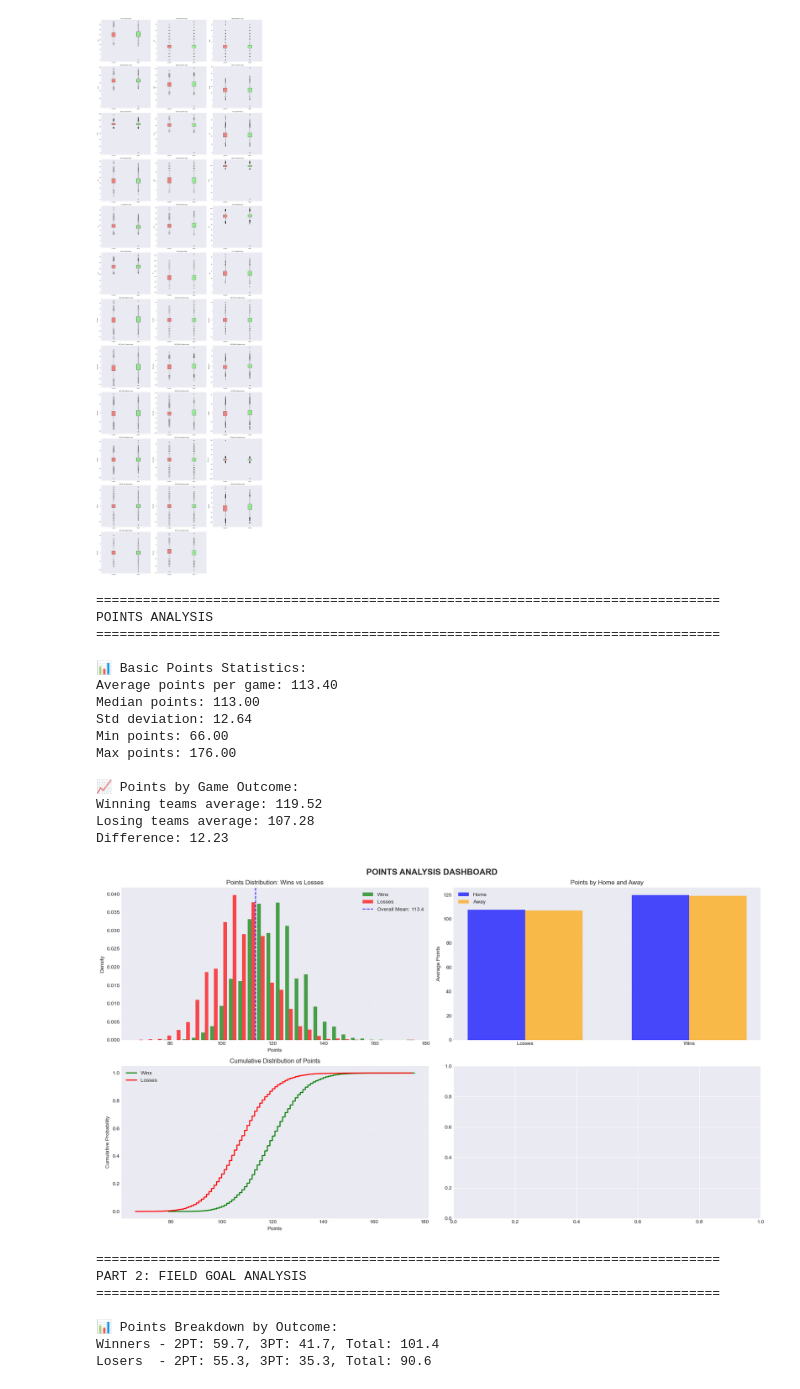
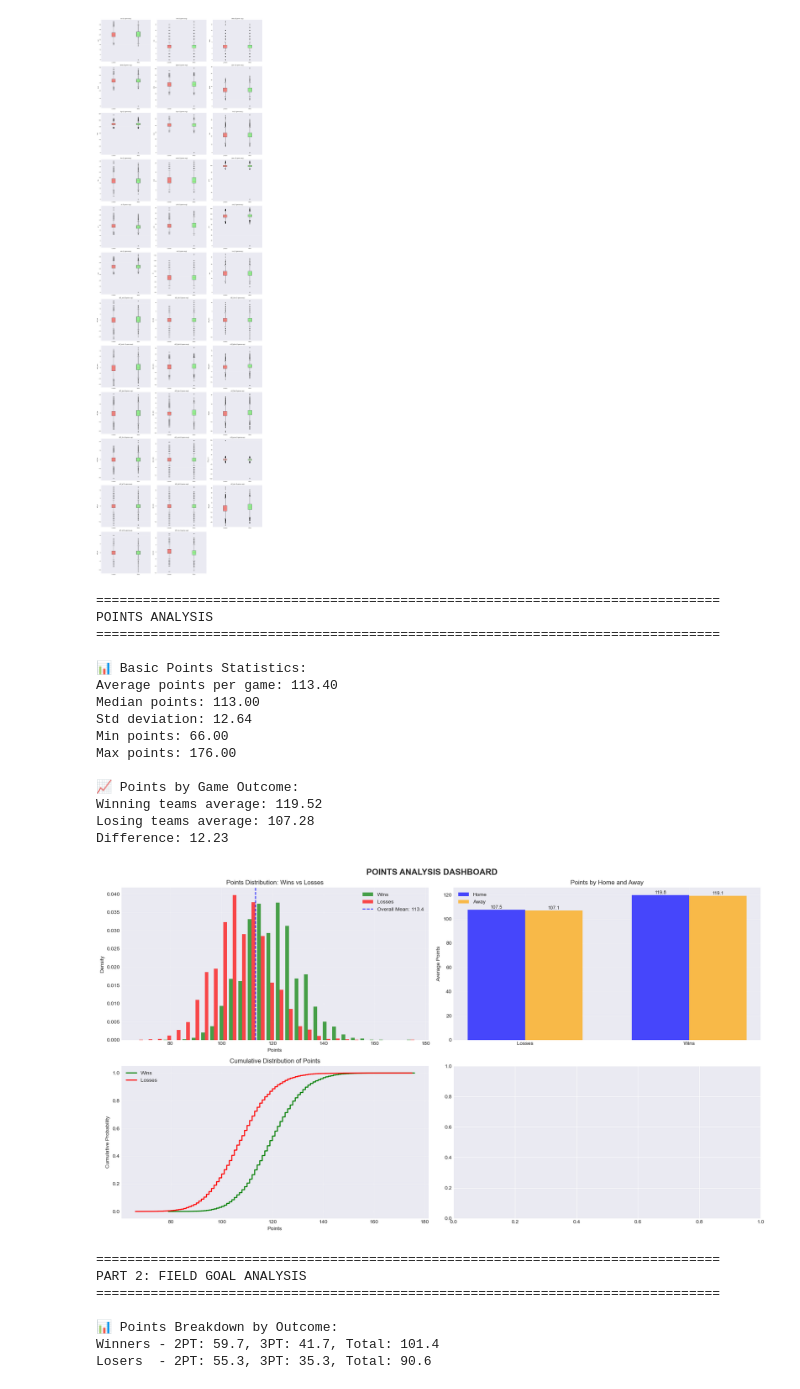
Before and after one commit to nealkuperman/Data_Science_I_project, a Jupyter notebook: scripts/NBA EDA .ipynb, the cells around one changed output. Saved outputs shown, nothing was run; the diff lists cells and outputs as text; code cells hidden in the pictures.

Commit message:
Update NBA EDA .ipynb
add value of each bar in plot of "Points by Home and Away"

```diff
--- a/scripts/NBA EDA .ipynb
+++ b/scripts/NBA EDA .ipynb
@@ -601,47 +601,56 @@ away_pts = in_game_df[in_game_df['is_home']==0].groupby('win')['pts'].mean()
 
 x = np.arange(2)
 width = 0.35
-ax5.bar(x - width/2, [home_pts.get(0, 0), home_pts.get(1, 0)], width, label='Home', color='blue', alpha=0.7)
-ax5.bar(x + width/2, [away_pts.get(0, 0), away_pts.get(1, 0)], width, label='Away', color='orange', alpha=0.7)
+bars1 = ax5.bar(x - width/2, [home_pts.get(0, 0), home_pts.get(1, 0)], width, label='Home', color='blue', alpha=0.7)
+bars2 = ax5.bar(x + width/2, [away_pts.get(0, 0), away_pts.get(1, 0)], width, label='Away', color='orange', alpha=0.7)
+
+# Add value labels on bars
+for bars in [bars1, bars2]:
+    for bar in bars:
+        height = bar.get_height()
+        ax5.text(bar.get_x() + bar.get_width()/2., height,
+                 f'{height:.1f}', ha='center', va='bottom', fontsize=9)
+
 ax5.set_xticks(x)
 ax5.set_xticklabels(['Losses', 'Wins'])
 ax5.set_ylabel('Average Points')
 ax5.set_title('Points by Home and Away')
 ax5.legend()
 ax5.grid(True, alpha=0.3)
+
 
 # 3. Points cumulative distribution
 ax6 = axes[1, 0]
 for outcome, color in [(1, 'green'), (0, 'red')]:
     sorted_pts = np.sort(in_game_df[in_game_df['win']==outcome]['pts'].dropna())
     y = np.arange(1, len(sorted_pts)+1) / len(sorted_pts)
     ax6.plot(sorted_pts, y, label=f'{"Wins" if outcome else "Losses"}', color=color, linewidth=2)
 ax6.set_xlabel('Points')
 ax6.set_ylabel('Cumulative Probability')
 ax6.set_title('Cumulative Distribution of Points')
 ax6.legend()
 ax6.grid(True, alpha=0.3)
 
 plt.suptitle('POINTS ANALYSIS DASHBOARD', fontsize=16, fontweight='bold')
 plt.tight_layout()
 plt.show()
 # %% [output]
 ================================================================================
 POINTS ANALYSIS
 ================================================================================
 
 📊 Basic Points Statistics:
 Average points per game: 113.40
 Median points: 113.00
 Std deviation: 12.64
 Min points: 66.00
 Max points: 176.00
 
 📈 Points by Game Outcome:
 Winning teams average: 119.52
 Losing teams average: 107.28
 Difference: 12.23
-[figure, old version]
+[figure, new version]
 # %%
 #  FIELD GOAL ANALYSIS
 
```
